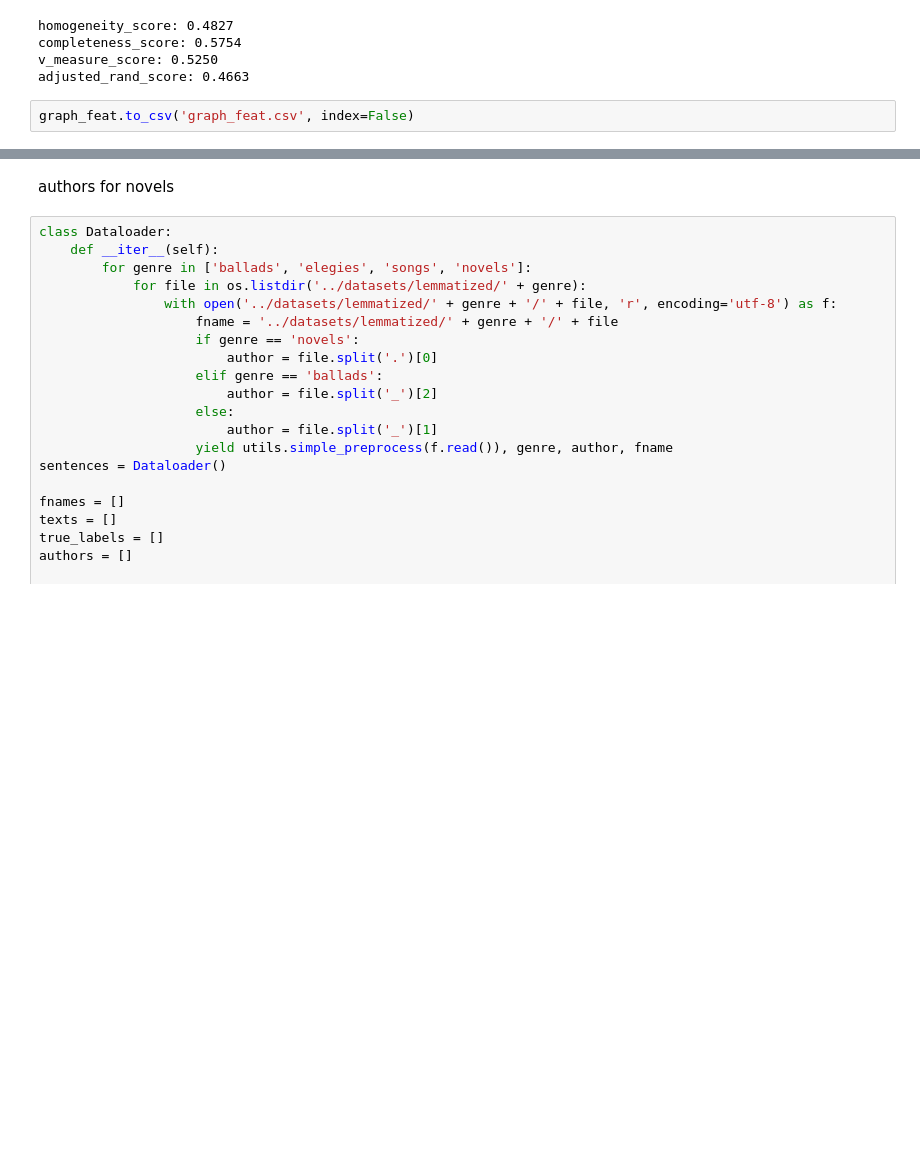
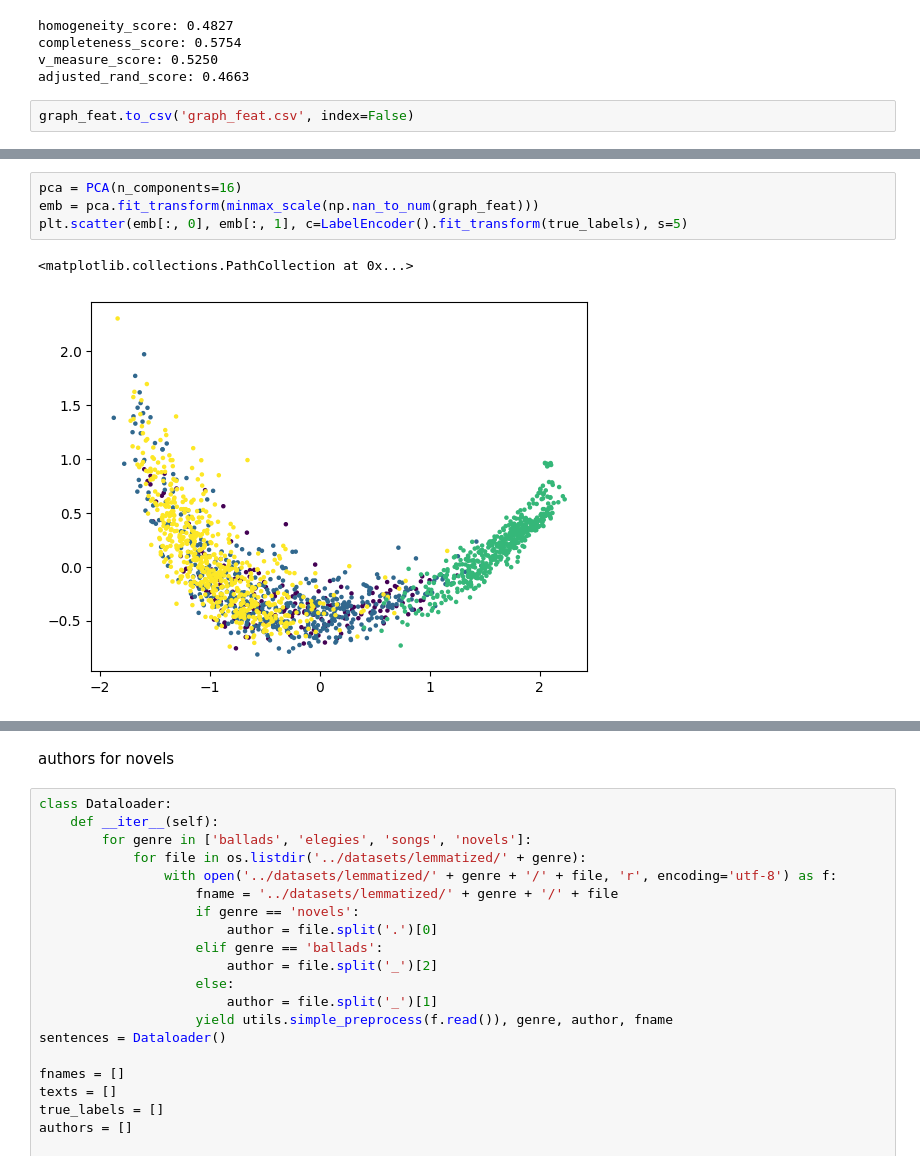
Before and after one commit to imusaeva99/literary_genre_identifier, a Jupyter notebook: notebooks/word2vec_create_graphs.ipynb, the cells around one changed output, grey strips where cells are left out. Drawn from its saved outputs; the diff is of its cells as text; blank space fills up the shorter version.

```diff
--- a/notebooks/word2vec_create_graphs.ipynb
+++ b/notebooks/word2vec_create_graphs.ipynb
@@ -378,0 +752,7 @@ graph_feat.to_csv('graph_feat.csv', index=False)
+# %%
+pca = PCA(n_components=16)
+emb = pca.fit_transform(minmax_scale(np.nan_to_num(graph_feat)))
+plt.scatter(emb[:, 0], emb[:, 1], c=LabelEncoder().fit_transform(true_labels), s=5)
+# %% [output]
+<matplotlib.collections.PathCollection at 0x...>
+[figure, added]
```
Also changed, not shown: parts of 9 cells of this notebook, 1 other file.
